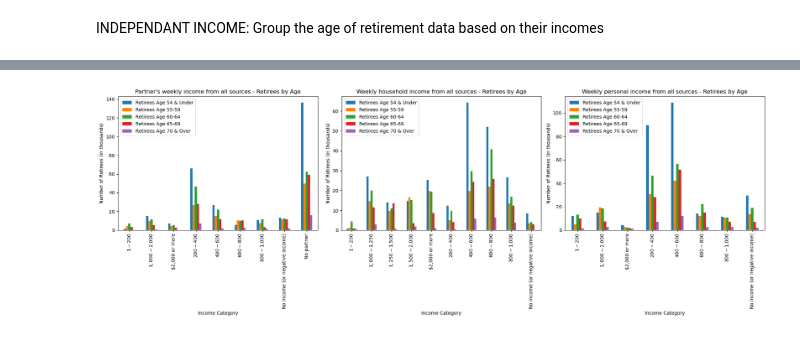
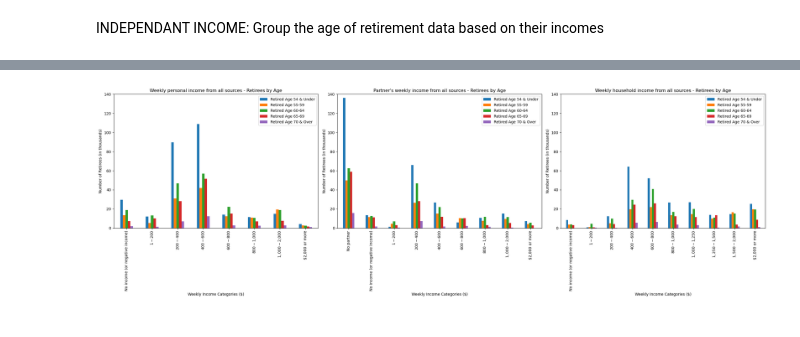
Before and after one commit to braydonnugent/Project1_Group4, a Jupyter notebook: retirement_analysis.ipynb, the cells around one changed output, grey strips where cells are left out. Cells and saved outputs as stored; diff of their text form; code cells hidden in the pictures.

```diff
--- a/retirement_analysis.ipynb
+++ b/retirement_analysis.ipynb
@@ -148,14 +90,20 @@ generalised_df
 INDEPENDANT INCOME:
 Group the age of retirement data based on their incomes
 # %%
+#Append data based on category & classification. Drop any unnecessary rows included in the data.
 income_df = []
 
 for index, row in generalised_df.iterrows():
-    if row['Classification'] in income_classification and (row['Category'] in independant_income or household_income) and row['Category'] != 'Not stated':
+    if row['Classification'] in income_classification and row['Category'] in household_income and row['Category'] != 'Not stated':
         income_df.append(row)
 
 income_df = pd.DataFrame(income_df)
 # %%
+#Group the charting data by year, classification & category to create chart
+income_df = income_df.groupby(['Year','Classification','Category'], as_index=False)[['Retired Age 54 & Under (people in thousands)', 'Retired Age 55-59 (people in thousands)', 'Retired Age 60-64 (people in thousands)',	'Retired Age 65-69 (people in thousands)',	'Retired Age 70 & Over (people in thousands)','Total Retirees (thousands)']].median()
 
-grouped_income = income_df.groupby(['Year','Classification','Category'], as_index=False)[['Retired Age 54 & Under (people in thousands)',	'Retired Age 55-59 (people in thousands)',	'Retired Age 60-64 (people in thousands)',	'Retired Age 65-69 (people in thousands)',	'Retired Age 70 & Over (people in thousands)']].median()
-grouped_income.head()
+#Understanding grouping data will reorganise this data alphabetically (including monetary values under category), create a column to hold references (based on dictionary) to re order the data in an appropriate format
+income_df['Reference'] = income_df['Classification'].map(income_classification) + \
+    income_df['Category'].map(household_income)
+
+income_df = income_df.sort_values(['Year','Reference'])
@@ -209,27 +128,27 @@ income_chart_data
 # %%
+# Create visualisations to how old people were & what their income was before retiring
+fig, axes = plt.subplots(nrows=1, ncols=3, figsize=(25, 8))
 
-# Define the three classifications
-classifications = income_chart_data['Classification'].unique()
-
-# Set up subplots
-fig, axes = plt.subplots(nrows=1, ncols=3, figsize=(20, 7))
+classifications = chart_data['Classification'].unique()
 
 for i, classification in enumerate(classifications):
+    subset_df = chart_data[chart_data['Classification'] == classification]
 
-    subset_df = income_chart_data[income_chart_data['Classification'] == classification]
+    # Sort the DataFrame by the 'Reference' column
+    subset_df_sorted = subset_df.sort_values('Reference')
 
-    # Plot the data
-    subset_df.set_index('Category').plot(kind='bar', stacked=False, ax=axes[i])
+    subset_df_sorted.set_index('Category').plot(kind='bar', stacked=False, ax=axes[i])
 
-    # Set plot title and labels
+    axes[i].set_ylim(0, 140)
+
     axes[i].set_title(f'{classification} - Retirees by Age')
-    axes[i].set_xlabel('Income Category')
+    axes[i].set_xlabel('Weekly Income Categories ($)')
     axes[i].set_ylabel('Number of Retirees (in thousands)')
 
     axes[i].tick_params(axis='x', rotation=90)
-    axes[i].legend(loc='upper left')
+    axes[i].legend(loc='upper right')
 
 plt.tight_layout()
 plt.show()
 # %% [output]
-[figure, old version]
+[figure, new version]
```
Also changed, not shown: parts of 12 cells of this notebook, 1 other file.
